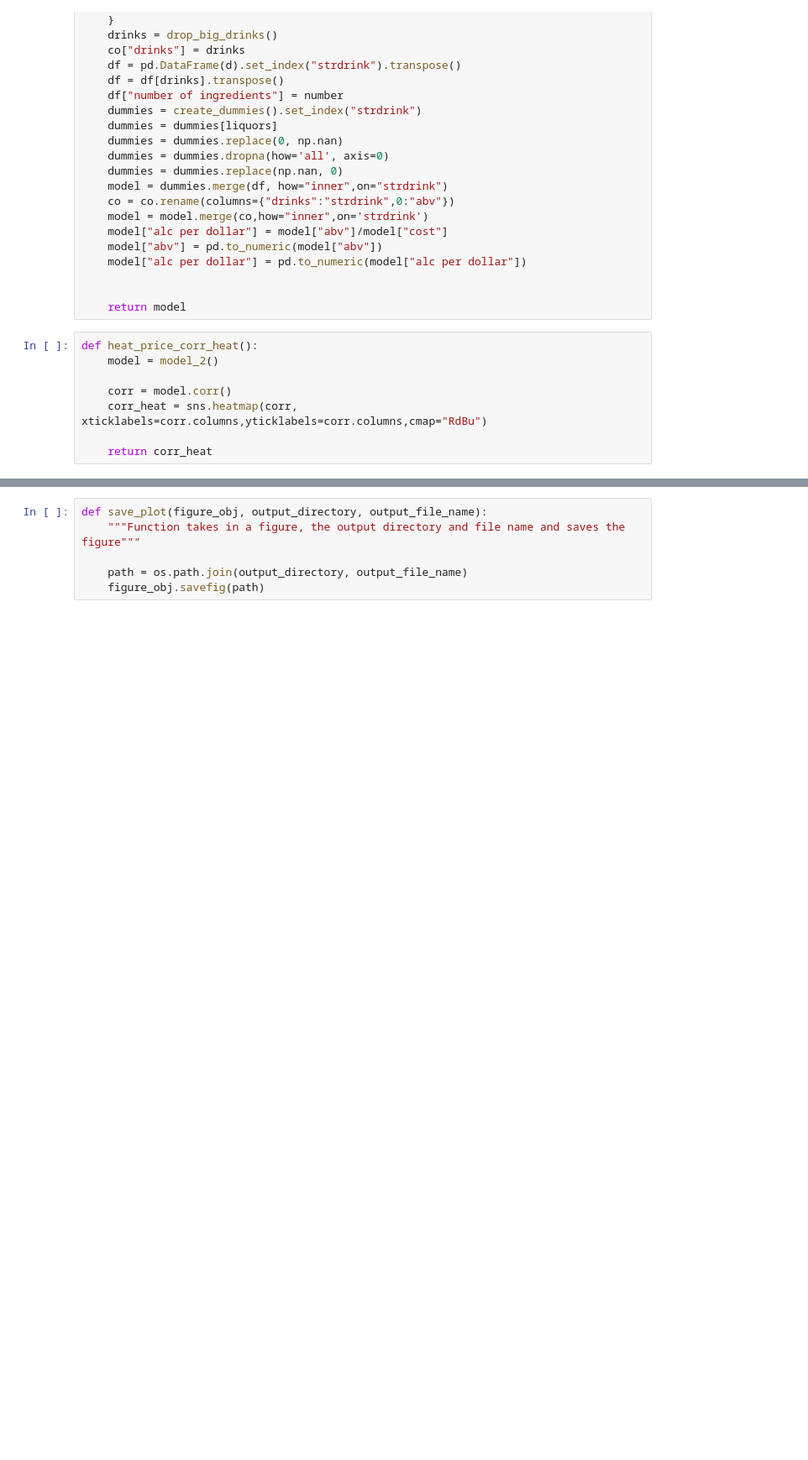
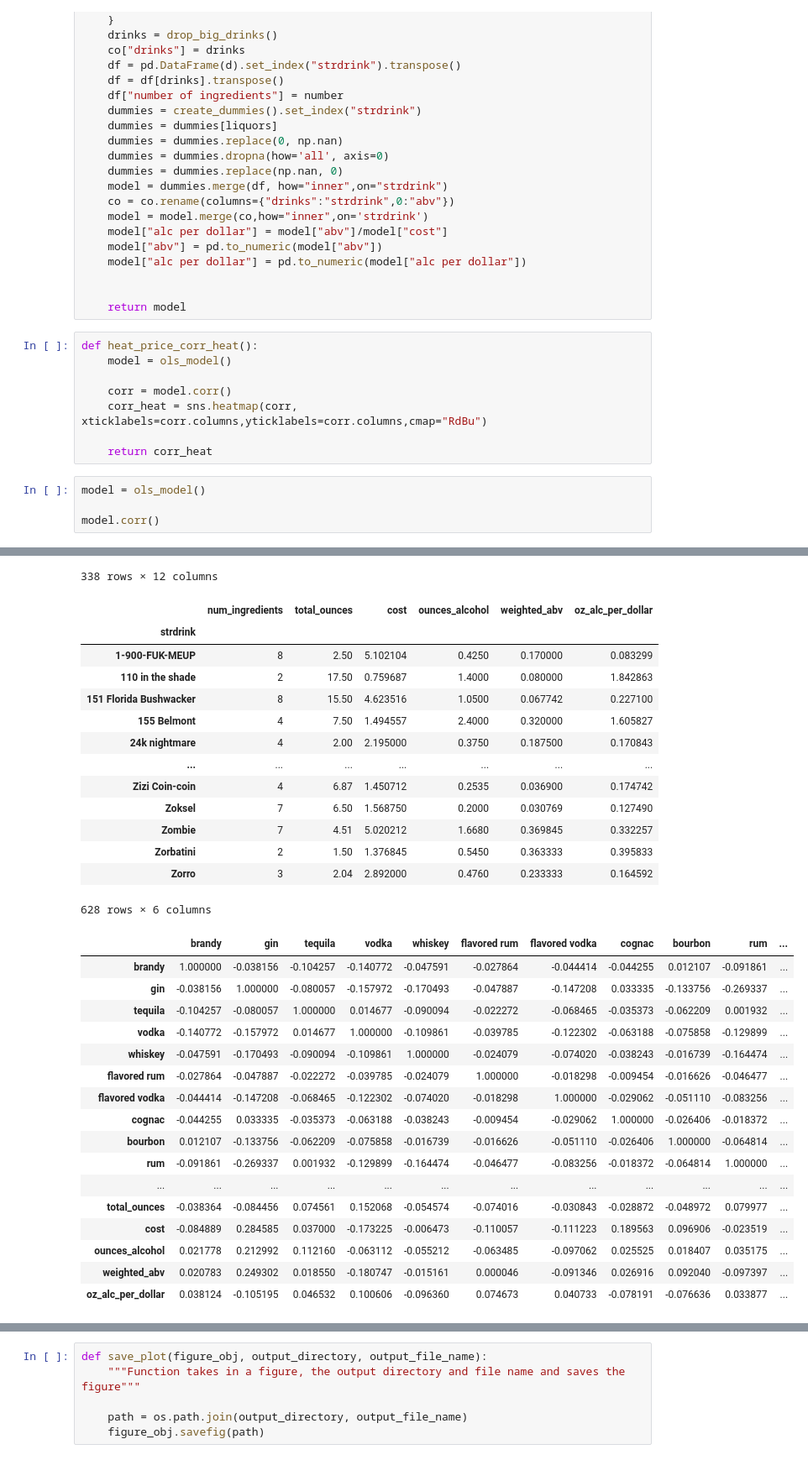
Before and after one commit to ElliottMetzler/the-manhattan-project, a Jupyter notebook: code/drink_costs.ipynb, the cells around one changed output, grey strips where cells are left out. Shown at 84% size. Saved outputs shown, nothing was run; the diff lists cells and outputs as text; blank space fills up the shorter version.

```diff
--- a/code/drink_costs.ipynb
+++ b/code/drink_costs.ipynb
@@ -274,9 +274,14 @@ def model():
     return model
 # %%
 def heat_price_corr_heat():
-    model = model_2()
+    model = ols_model()
 
     corr = model.corr()
     corr_heat = sns.heatmap(corr, xticklabels=corr.columns,yticklabels=corr.columns,cmap="RdBu")
 
     return corr_heat
+# %%
+model = ols_model()
+
+model.corr()
+# %% [output]
@@ -282,0 +301,32 @@ def heat_price_corr_heat():
+338 rows × 12 columns
+|  | num_ingredients | total_ounces | cost | ounces_alcohol | weighted_abv | oz_alc_per_dollar |
+| strdrink |  |  |  |  |  |  |
+| 1-900-FUK-MEUP | 8 | 2.50 | 5.102104 | 0.4250 | 0.170000 | 0.083299 |
+| 110 in the shade | 2 | 17.50 | 0.759687 | 1.4000 | 0.080000 | 1.842863 |
+| 151 Florida Bushwacker | 8 | 15.50 | 4.623516 | 1.0500 | 0.067742 | 0.227100 |
+| 155 Belmont | 4 | 7.50 | 1.494557 | 2.4000 | 0.320000 | 1.605827 |
+| 24k nightmare | 4 | 2.00 | 2.195000 | 0.3750 | 0.187500 | 0.170843 |
+| ... | ... | ... | ... | ... | ... | ... |
+| Zizi Coin-coin | 4 | 6.87 | 1.450712 | 0.2535 | 0.036900 | 0.174742 |
+| Zoksel | 7 | 6.50 | 1.568750 | 0.2000 | 0.030769 | 0.127490 |
+| Zombie | 7 | 4.51 | 5.020212 | 1.6680 | 0.369845 | 0.332257 |
+| Zorbatini | 2 | 1.50 | 1.376845 | 0.5450 | 0.363333 | 0.395833 |
+| Zorro | 3 | 2.04 | 2.892000 | 0.4760 | 0.233333 | 0.164592 |
+628 rows × 6 columns
+|  | brandy | gin | tequila | vodka | whiskey | flavored rum | flavored vodka | cognac | bourbon | rum | ... |
+| brandy | 1.000000 | -0.038156 | -0.104257 | -0.140772 | -0.047591 | -0.027864 | -0.044414 | -0.044255 | 0.012107 | -0.091861 | ... |
+| gin | -0.038156 | 1.000000 | -0.080057 | -0.157972 | -0.170493 | -0.047887 | -0.147208 | 0.033335 | -0.133756 | -0.269337 | ... |
+| tequila | -0.104257 | -0.080057 | 1.000000 | 0.014677 | -0.090094 | -0.022272 | -0.068465 | -0.035373 | -0.062209 | 0.001932 | ... |
+| vodka | -0.140772 | -0.157972 | 0.014677 | 1.000000 | -0.109861 | -0.039785 | -0.122302 | -0.063188 | -0.075858 | -0.129899 | ... |
+| whiskey | -0.047591 | -0.170493 | -0.090094 | -0.109861 | 1.000000 | -0.024079 | -0.074020 | -0.038243 | -0.016739 | -0.164474 | ... |
+| flavored rum | -0.027864 | -0.047887 | -0.022272 | -0.039785 | -0.024079 | 1.000000 | -0.018298 | -0.009454 | -0.016626 | -0.046477 | ... |
+| flavored vodka | -0.044414 | -0.147208 | -0.068465 | -0.122302 | -0.074020 | -0.018298 | 1.000000 | -0.029062 | -0.051110 | -0.083256 | ... |
+| cognac | -0.044255 | 0.033335 | -0.035373 | -0.063188 | -0.038243 | -0.009454 | -0.029062 | 1.000000 | -0.026406 | -0.018372 | ... |
+| bourbon | 0.012107 | -0.133756 | -0.062209 | -0.075858 | -0.016739 | -0.016626 | -0.051110 | -0.026406 | 1.000000 | -0.064814 | ... |
+| rum | -0.091861 | -0.269337 | 0.001932 | -0.129899 | -0.164474 | -0.046477 | -0.083256 | -0.018372 | -0.064814 | 1.000000 | ... |
+| ... | ... | ... | ... | ... | ... | ... | ... | ... | ... | ... | ... |
+| total_ounces | -0.038364 | -0.084456 | 0.074561 | 0.152068 | -0.054574 | -0.074016 | -0.030843 | -0.028872 | -0.048972 | 0.079977 | ... |
+| cost | -0.084889 | 0.284585 | 0.037000 | -0.173225 | -0.006473 | -0.110057 | -0.111223 | 0.189563 | 0.096906 | -0.023519 | ... |
+| ounces_alcohol | 0.021778 | 0.212992 | 0.112160 | -0.063112 | -0.055212 | -0.063485 | -0.097062 | 0.025525 | 0.018407 | 0.035175 | ... |
+| weighted_abv | 0.020783 | 0.249302 | 0.018550 | -0.180747 | -0.015161 | 0.000046 | -0.091346 | 0.026916 | 0.092040 | -0.097397 | ... |
+| oz_alc_per_dollar | 0.038124 | -0.105195 | 0.046532 | 0.100606 | -0.096360 | 0.074673 | 0.040733 | -0.078191 | -0.076636 | 0.033877 | ... |
```
Also changed, not shown: parts of 9 cells of this notebook.
